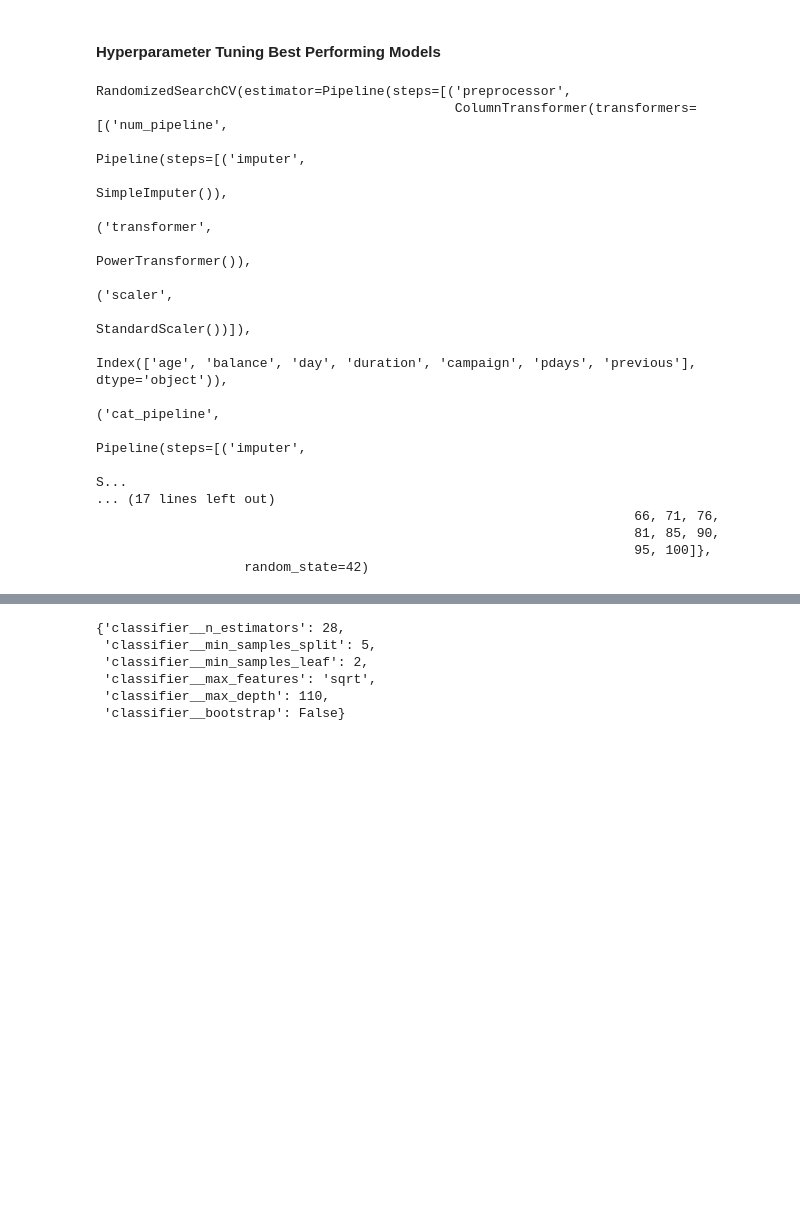
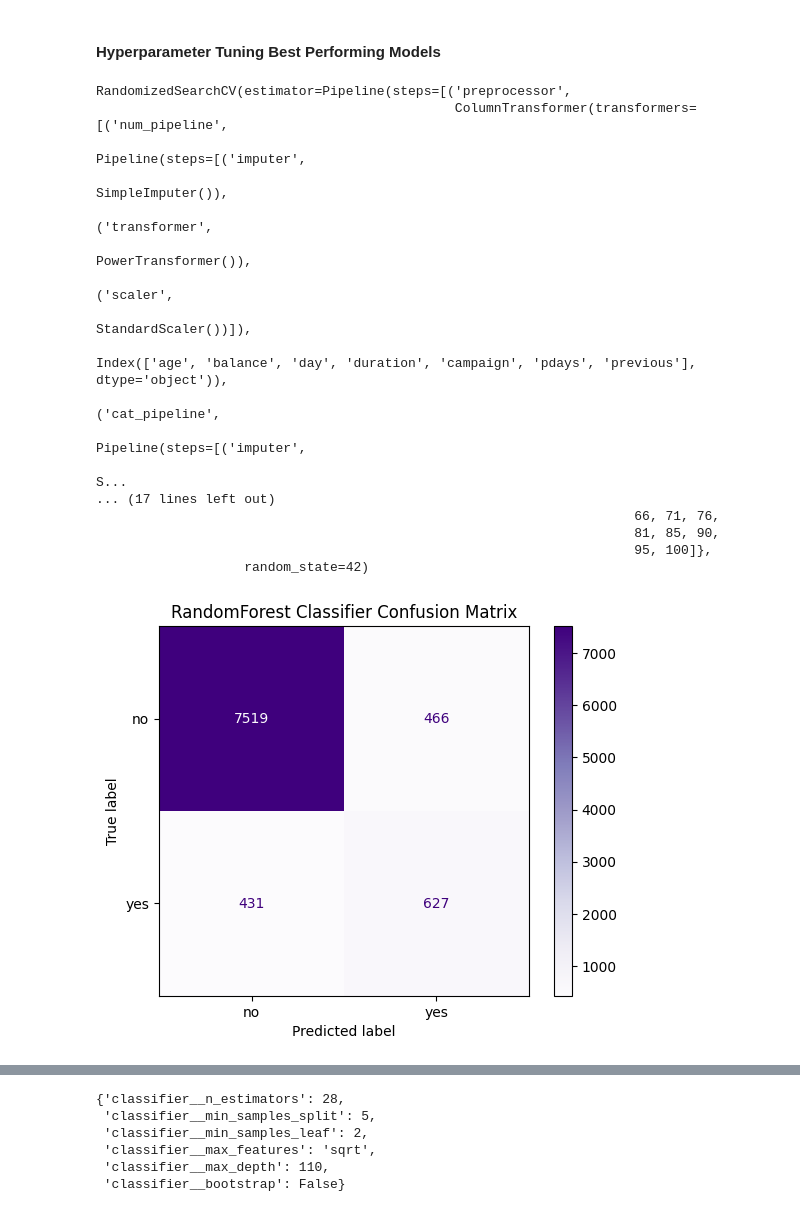
Before and after one commit to pk-aduyaw/term-deposit-subscription, a Jupyter notebook: project-code.ipynb, the cells around one changed output, grey strips where cells are left out. Drawn from its saved outputs; the diff is of its cells as text; code cells hidden in the pictures; blank space fills up the shorter version.

```diff
--- a/project-code.ipynb
+++ b/project-code.ipynb
@@ -642,30 +686,40 @@ rf_classifier_pipeline = Pipeline([
 # Define model predictions for the model and true labels
 pred_proba = rf_classifier_pipeline.predict_proba(X_eval)[:,1]
 # Calculate FPR and TPR for the model
 fpr, tpr, threshold = roc_curve(y_eval_encoded, pred_proba)
 # Calculate AUC for the model
 auc_score = auc(fpr, tpr)
 
+# Get y predict values using random forest pipeline
+rfc_y_pred = rf_classifier_pipeline.predict(X_eval)
+
+# Get confusion matrix values and display using confusion matrix display
+rfc_cnf_matrix = confusion_matrix(y_eval_encoded, rfc_y_pred)
+disp = ConfusionMatrixDisplay(rfc_cnf_matrix, display_labels=label_encoder.classes_)
+disp.plot(cmap='Purples')
+plt.title('RandomForest Classifier Confusion Matrix');
+
 # Create RandomizedSearchCV instance
 random_search = RandomizedSearchCV(rf_classifier_pipeline, param_distributions=param_dist, random_state=42)
 
 # Fit the RandomizedSearchCV
 random_search.fit(X_train, y_train_encoded)
 # %% [output]
 RandomizedSearchCV(estimator=Pipeline(steps=[('preprocessor',
                                               ColumnTransformer(transformers=[('num_pipeline',
                                                                                Pipeline(steps=[('imputer',
                                                                                                 SimpleImputer()),
                                                                                                ('transformer',
                                                                                                 PowerTransformer()),
                                                                                                ('scaler',
                                                                                                 StandardScaler())]),
                                                                                Index(['age', 'balance', 'day', 'duration', 'campaign', 'pdays', 'previous'], dtype='object')),
                                                                               ('cat_pipeline',
                                                                                Pipeline(steps=[('imputer',
                                                                                                 S...
 ... (17 lines left out)
                                                                      66, 71, 76,
                                                                      81, 85, 90,
                                                                      95, 100]},
                    random_state=42)
+[figure, added]
```
Also changed, not shown: parts of 34 cells of this notebook, 1 other file.
